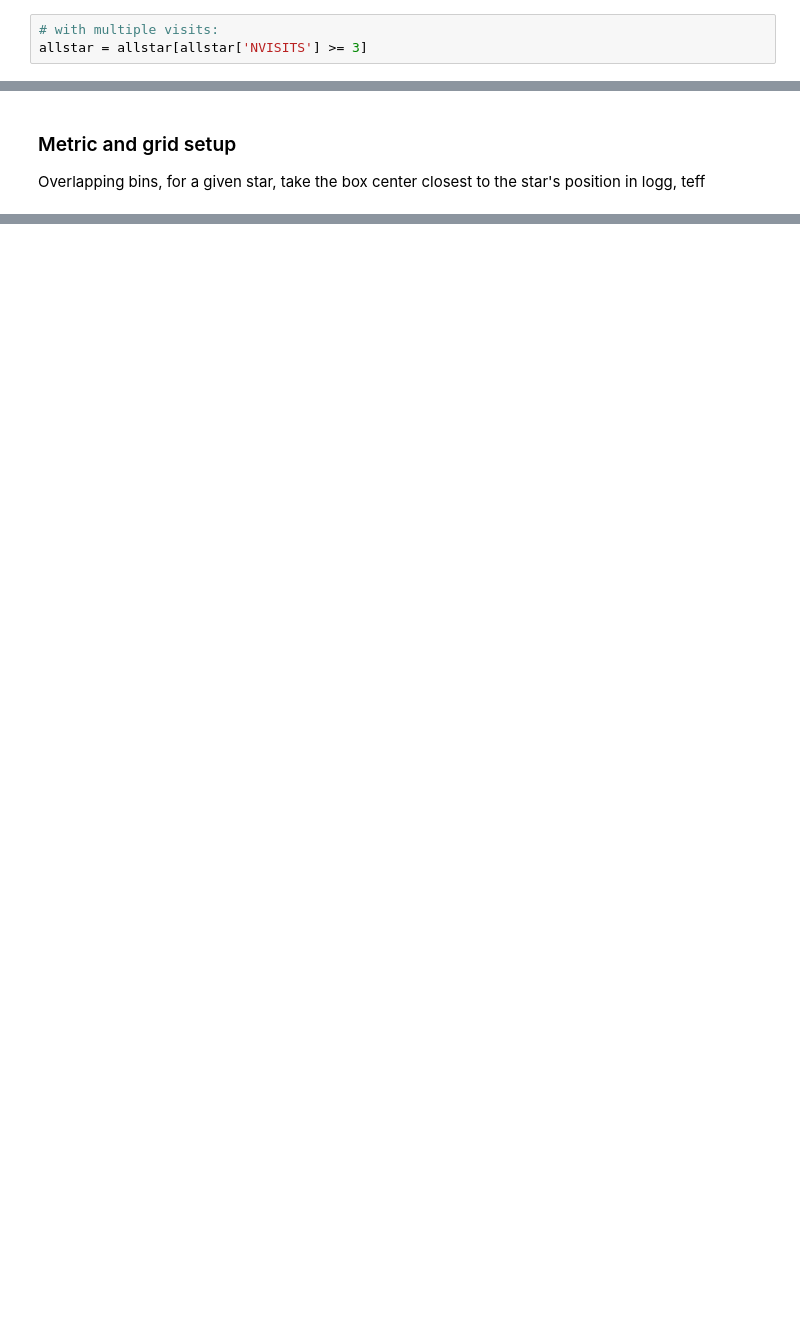
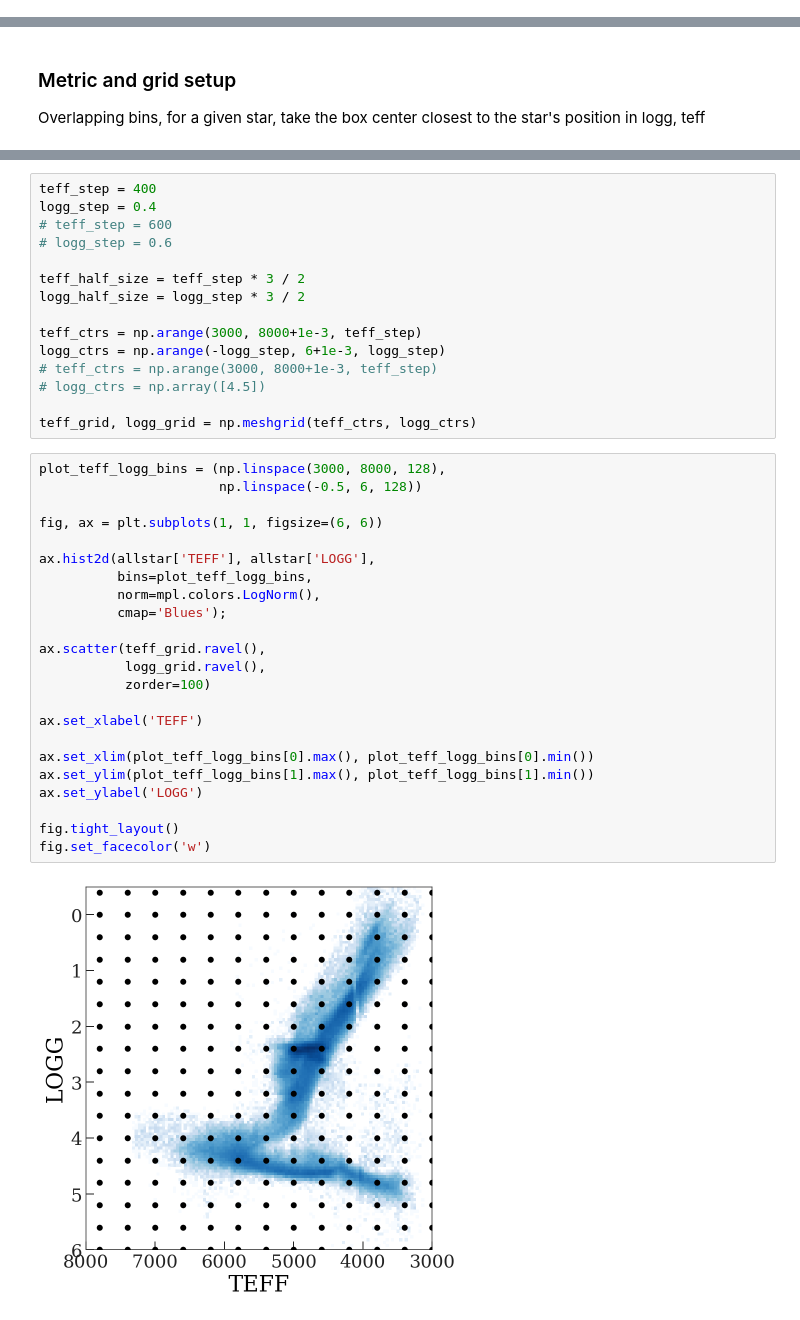
Before and after one commit to APOGEE-DR17-Binaries/VAC-pipeline, a Jupyter notebook: notebooks/Visit-error-calibrate.ipynb, the cells around one changed output, grey strips where cells are left out. Saved outputs shown, nothing was run; the diff lists cells and outputs as text; blank space fills up the shorter version.

```diff
--- a/notebooks/Visit-error-calibrate.ipynb
+++ b/notebooks/Visit-error-calibrate.ipynb
@@ -65,5 +146,2 @@ visit_rv_mask = ((allvisit['N_COMPONENTS'] == 1) &
 
 allvisit = allvisit[starflag_mask & visit_rv_mask]
-# %%
-# with multiple visits:
-allstar = allstar[allstar['NVISITS'] >= 3]
@@ -542,0 +271,40 @@ for snr in [10, 40, 100, 500]:
+# %%
+teff_step = 400
+logg_step = 0.4
+# teff_step = 600
+# logg_step = 0.6
+
+teff_half_size = teff_step * 3 / 2
+logg_half_size = logg_step * 3 / 2
+
+teff_ctrs = np.arange(3000, 8000+1e-3, teff_step)
+logg_ctrs = np.arange(-logg_step, 6+1e-3, logg_step)
+# teff_ctrs = np.arange(3000, 8000+1e-3, teff_step)
+# logg_ctrs = np.array([4.5])
+
+teff_grid, logg_grid = np.meshgrid(teff_ctrs, logg_ctrs)
+# %%
+plot_teff_logg_bins = (np.linspace(3000, 8000, 128),
+                       np.linspace(-0.5, 6, 128))
+
+fig, ax = plt.subplots(1, 1, figsize=(6, 6))
+
+ax.hist2d(allstar['TEFF'], allstar['LOGG'],
+          bins=plot_teff_logg_bins,
+          norm=mpl.colors.LogNorm(),
+          cmap='Blues');
+
+ax.scatter(teff_grid.ravel(),
+           logg_grid.ravel(),
+           zorder=100)
+
+ax.set_xlabel('TEFF')
+
+ax.set_xlim(plot_teff_logg_bins[0].max(), plot_teff_logg_bins[0].min())
+ax.set_ylim(plot_teff_logg_bins[1].max(), plot_teff_logg_bins[1].min())
+ax.set_ylabel('LOGG')
+
+fig.tight_layout()
+fig.set_facecolor('w')
+# %% [output]
+[figure, added]
```
Also changed, not shown: parts of 73 cells of this notebook.
